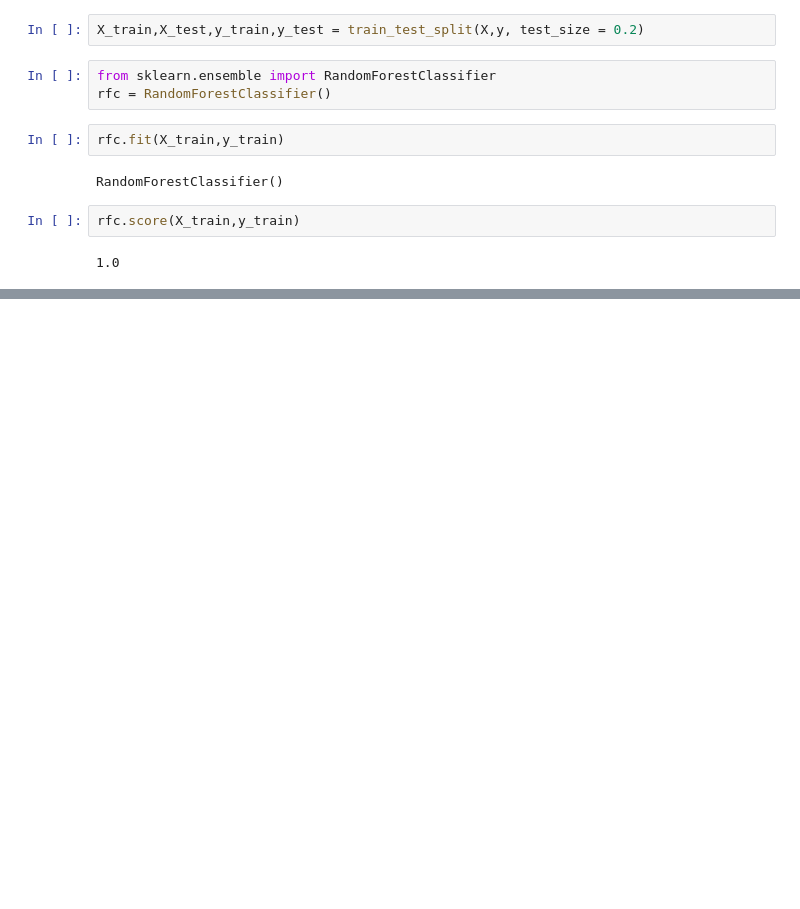
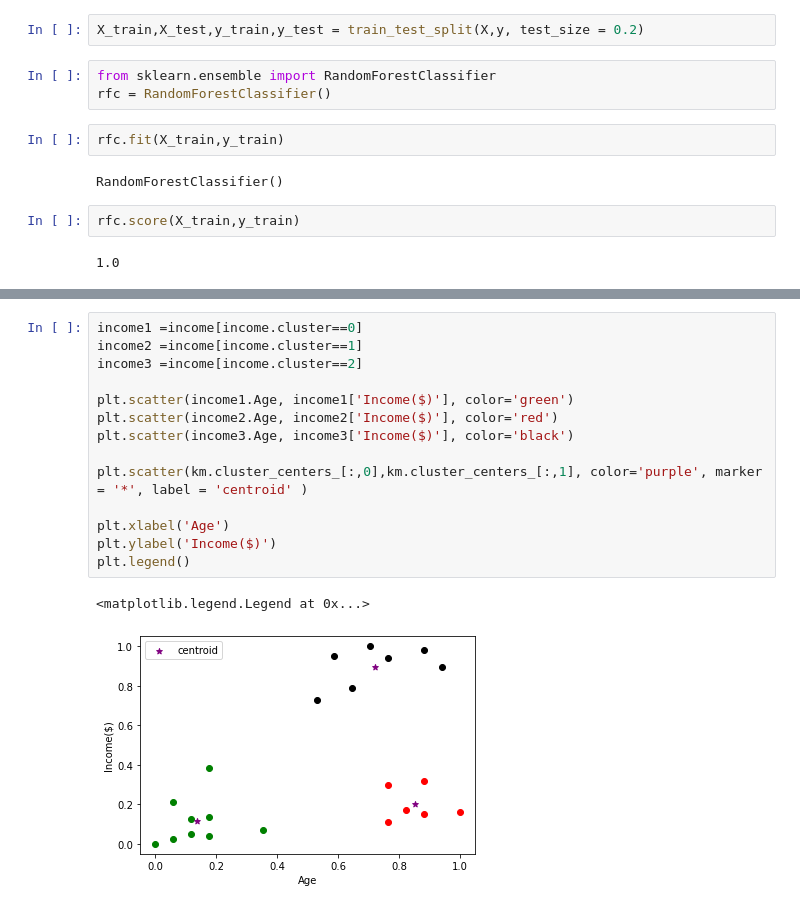
Before and after one commit to GKPSingh/ML-practice, a Jupyter notebook: ML.ipynb, the cells around one changed output, grey strips where cells are left out. Cells and saved outputs as stored; diff of their text form; blank space fills up the shorter version.

```diff
--- a/ML.ipynb
+++ b/ML.ipynb
@@ -1403,0 +1639,17 @@ ax.set(xlabel='Predicted Value', ylabel = 'True value')
+# %%
+income1 =income[income.cluster==0]
+income2 =income[income.cluster==1]
+income3 =income[income.cluster==2]
+
+plt.scatter(income1.Age, income1['Income($)'], color='green')
+plt.scatter(income2.Age, income2['Income($)'], color='red')
+plt.scatter(income3.Age, income3['Income($)'], color='black')
+
+plt.scatter(km.cluster_centers_[:,0],km.cluster_centers_[:,1], color='purple', marker = '*', label = 'centroid' )
+
+plt.xlabel('Age')
+plt.ylabel('Income($)')
+plt.legend()
+# %% [output]
+<matplotlib.legend.Legend at 0x...>
+[figure, added]
```
Also changed, not shown: parts of 57 cells of this notebook, 1 other file.
